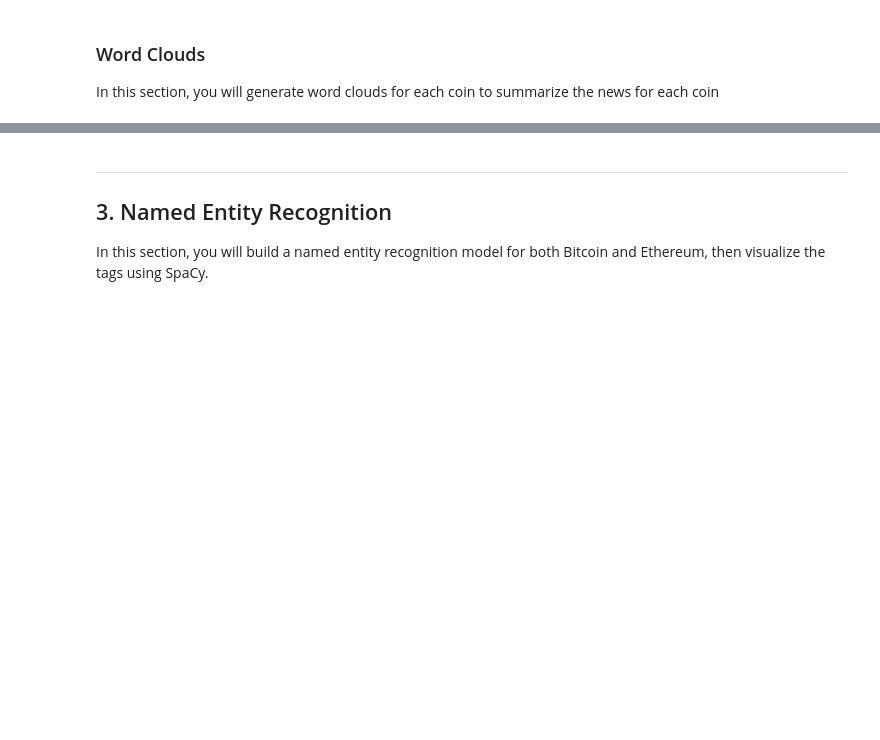
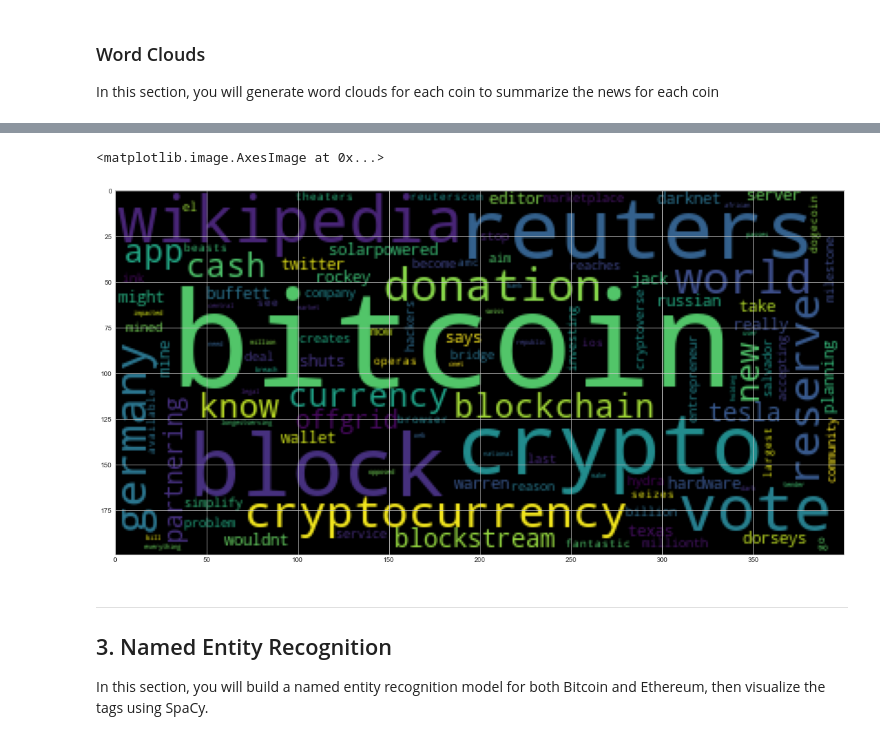
Before and after one commit to JoeHGeoghegan/Crypto-Sentiment-Analysis, a Jupyter notebook: crypto_sentiment.ipynb, the cells around one changed output, grey strips where cells are left out. Drawn from its saved outputs; the diff is of its cells as text; code cells hidden in the pictures; blank space fills up the shorter version.

```diff
--- a/crypto_sentiment.ipynb
+++ b/crypto_sentiment.ipynb
@@ -217,6 +249,10 @@ mpl.rcParams['figure.figsize'] = [20.0, 10.0]
 # %%
 # Generate the Ethereum word cloud
-# YOUR CODE HERE!
+ethereum_wc = gen_wc(ethereum_news, 'tokens_content')
+plt.imshow(ethereum_wc)
+# %% [output]
+<matplotlib.image.AxesImage at 0x...>
+[figure, added]
 # %% [markdown]
 ---
 ## 3. Named Entity Recognition
```
Also changed, not shown: parts of 8 cells of this notebook.
